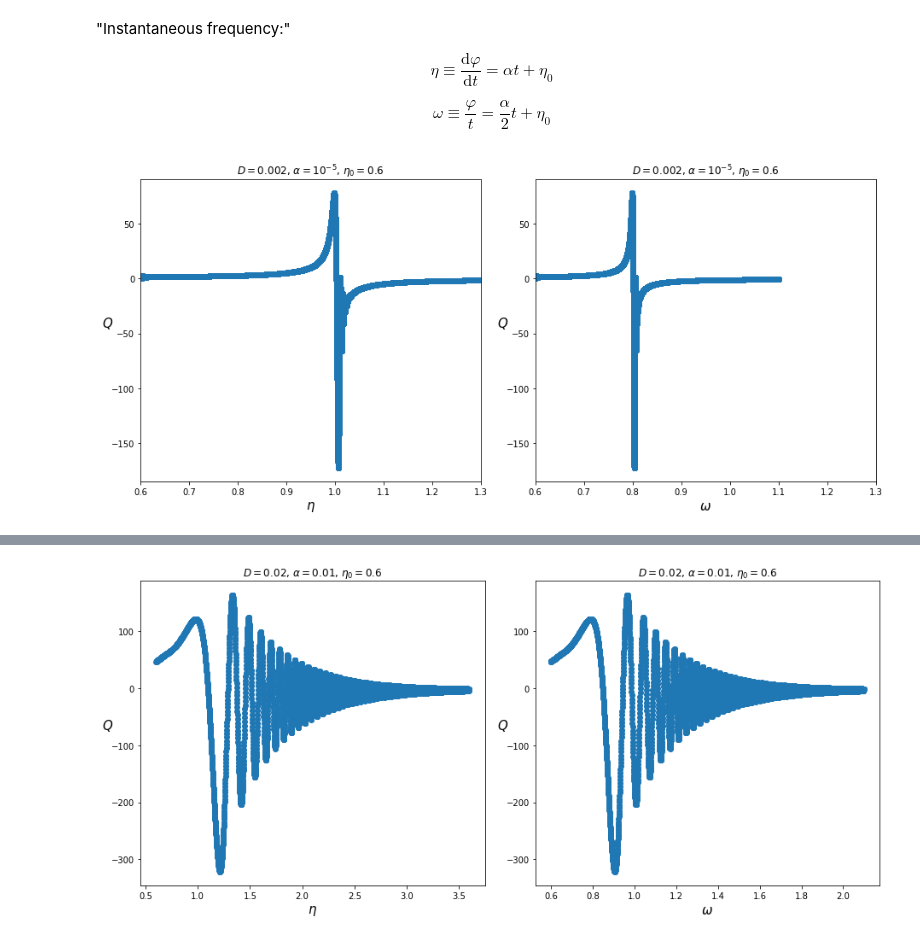
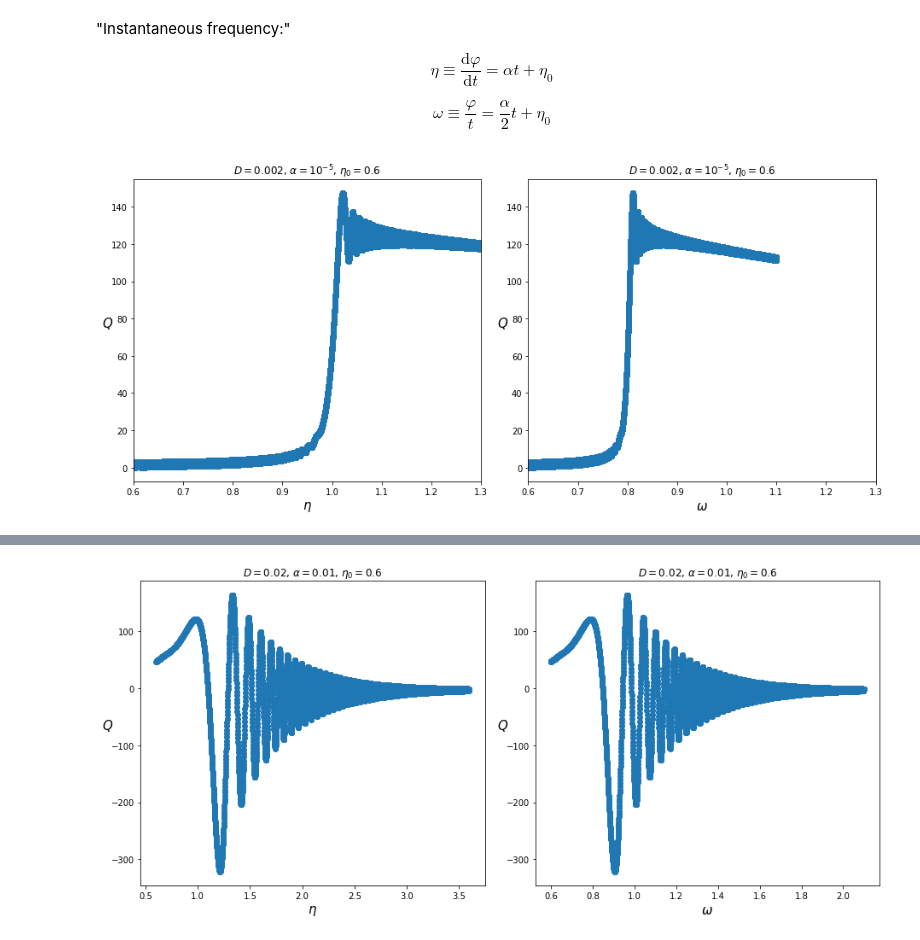
Before and after one commit to balintkaszas/boSchlieren, a Jupyter notebook: analyticSweep.ipynb, the cells around one changed output, grey strips where cells are left out. Drawn from its saved outputs; the diff is of its cells as text; code cells hidden in the pictures.

Commit message:
Figures for thesis

```diff
--- a/analyticSweep.ipynb
+++ b/analyticSweep.ipynb
@@ -34,7 +34,7 @@ Text(0, 0.5, '$w(X)$')
 ipos = 0.
 ivelocity = 0.
 
-D = 0.002
+D = 0.00002
 alpha = 1e-5
 eta0 = 0.6
 A0 = 1.
@@ -43,24 +43,28 @@ beta = 0.
 lambda1 = -D + (0+1j)*np.sqrt(1.-D**2)
 lambda2 = -D - (0+1j)*np.sqrt(1.-D**2)
 # %%
-def v1(t):
-    prefac = -(1+1j)/(2*np.sqrt(alpha))
+def v1(t, alph):
+    prefac = -(1+1j)/(2*np.sqrt(alph))
     linear = alpha*t + eta0 + (0+1j)*lambda1
     return prefac*linear
 
-def v2(t):
-    prefac = (1+1j)/(2*np.sqrt(alpha))
+def v2(t, alph):
+    prefac = (1+1j)/(2*np.sqrt(alph))
     linear = alpha*t + eta0 + (0+1j)*lambda2
     return prefac*linear
 # %%
-B1 = (1. - 1j)/(4*np.sqrt(1.-D**2))*np.sqrt(np.pi/alpha)*A0
-B2 = (1. - 1j)/(4*np.sqrt(1.-D**2))*np.sqrt(np.pi/alpha)*A0
+def B1(alph):
+    return (1. - 1j)/(4*np.sqrt(1.-D**2))*np.sqrt(np.pi/alph)*A0
+def B2(alph):
+    return np.sign(alph)*(1. - 1j)/(4*np.sqrt(1.-D**2))*np.sqrt(np.pi/alph)*A0
 
-C1 = (lambda2*ipos - ivelocity)*np.exp(-1j*beta)/(lambda2-lambda1) - B1*w(v1(0))
-C2 = (lambda1*ipos - ivelocity)*np.exp(-1j*beta)/(lambda1-lambda2) - B2*w(v2(0))
+def C1(alph):
+    return (lambda2*ipos - ivelocity)*np.exp(-1j*beta)/(lambda2-lambda1) - B1(alph)*w(v1(0, alph))
+def C2(alph):
+    return (lambda1*ipos - ivelocity)*np.exp(-1j*beta)/(lambda1-lambda2) - B2(alph)*w(v2(0, alph))
 # %%
-def Q(t):
-    return B1*w(v1(t)) + B2*w(v2(t)) + C1*np.exp(v1(0)**2 - v1(t)**2) + C2*np.exp(v2(0)**2 - v2(t)**2)
+def Q(t, alph):
+    return B1(alph)*w(v1(t,alph)) + B2(alph)*w(v2(t, alph)) + C1(alph)*np.exp(v1(0, alph)**2 - v1(t, alph)**2) + C2(alph)*np.exp(v2(0, alph)**2 - v2(t, alph)**2)
 # %%
 def IF(t):
     return alpha*t + eta0
@@ -80,18 +84,18 @@ $$
 # %%
 x = np.arange(0., 1/alpha, 0.1)
 f, (ax1, ax2) = plt.subplots(1, 2, figsize=(13, 6))
-ax1.plot(IF(x), Q(x), '-o')
+ax1.plot(IF(x), np.abs(Q(x, 1e-4)), '-o')
 ax1.set_title(r"$D = 0.002$, $\alpha = 10^{-5}$, $\eta_0 = 0.6$")
 ax1.set_xlabel('$\eta$', fontsize=15)
 ax1.set_ylabel('$Q$', fontsize=15, rotation = 0)
 ax1.set_xlim(0.6, 1.3)
 
-ax2.plot(omega(x), Q(x), '-o')
+ax2.plot(omega(x), np.abs(Q(x, 1e-4)), '-o')
 ax2.set_title(r"$D = 0.002$, $\alpha = 10^{-5}$, $\eta_0 = 0.6$")
 ax2.set_xlabel('$\omega$', fontsize=15)
 ax2.set_ylabel('$Q$', fontsize=15, rotation = 0)
 ax2.set_xlim(0.6, 1.3)
 
 f.tight_layout()
 # %% [output]
-[figure, old version]
+[figure, new version]
```
Also changed, not shown: parts of 5 cells of this notebook, 5 other files.
